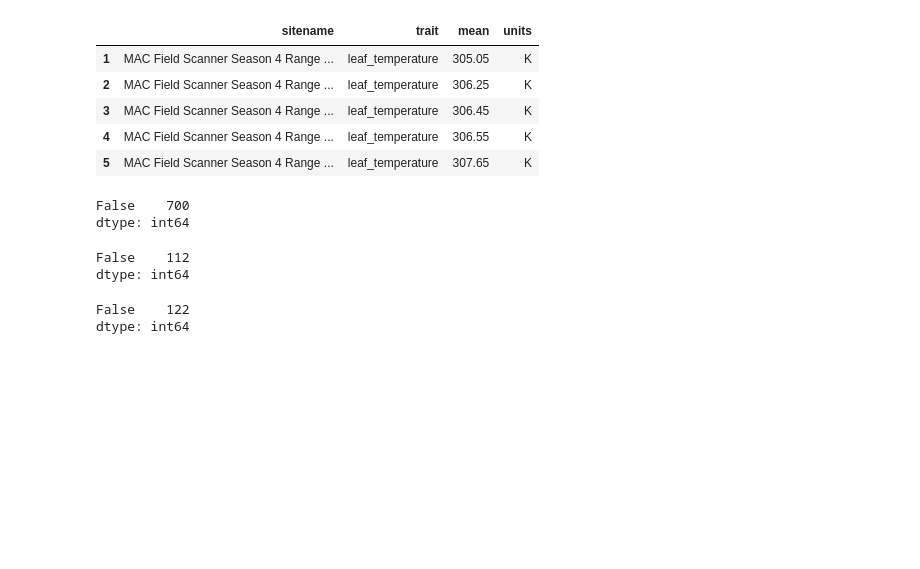
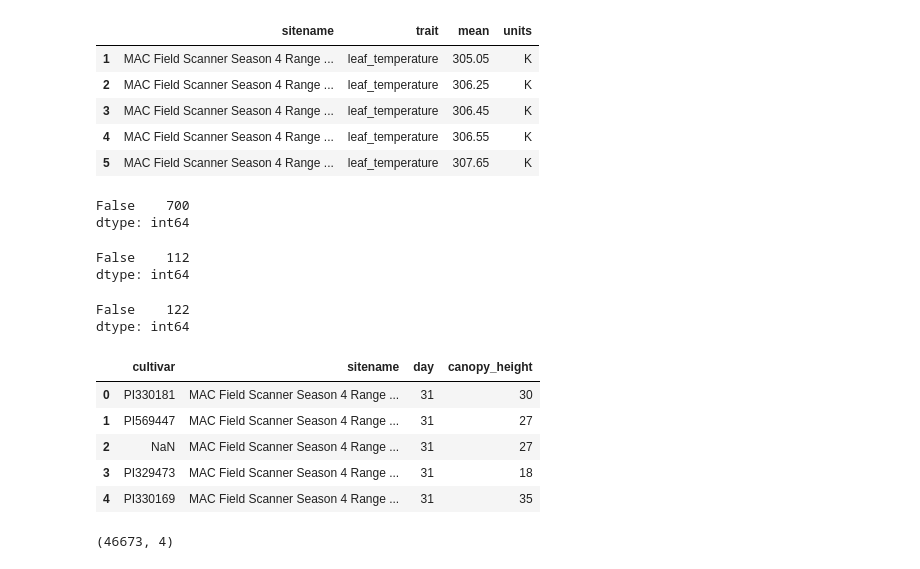
Before and after one commit to genophenoenvo/terraref-datasets, a Jupyter notebook: notebooks/gh5_phenotypes.ipynb, the cells around one changed output. Saved outputs shown, nothing was run; the diff lists cells and outputs as text; code cells hidden in the pictures; blank space fills up the shorter version.

```diff
--- a/notebooks/gh5_phenotypes.ipynb
+++ b/notebooks/gh5_phenotypes.ipynb
@@ -275,0 +279,16 @@ dtype: int64
+# %%
+# s4 canopy height found in docs
+
+s4_canopy_height = pd.read_csv('s4_canopy_height_formatted.csv')
+s4_canopy_height.head()
+# %% [output]
+|  | cultivar | sitename | day | canopy_height |
+| 0 | PI330181 | MAC Field Scanner Season 4 Range ... | 31 | 30 |
+| 1 | PI569447 | MAC Field Scanner Season 4 Range ... | 31 | 27 |
+| 2 | NaN | MAC Field Scanner Season 4 Range ... | 31 | 27 |
+| 3 | PI329473 | MAC Field Scanner Season 4 Range ... | 31 | 18 |
+| 4 | PI330169 | MAC Field Scanner Season 4 Range ... | 31 | 35 |
+# %%
+s4_canopy_height.shape
+# %% [output]
+(46673, 4)
```
Also changed, not shown: parts of 15 cells of this notebook.
